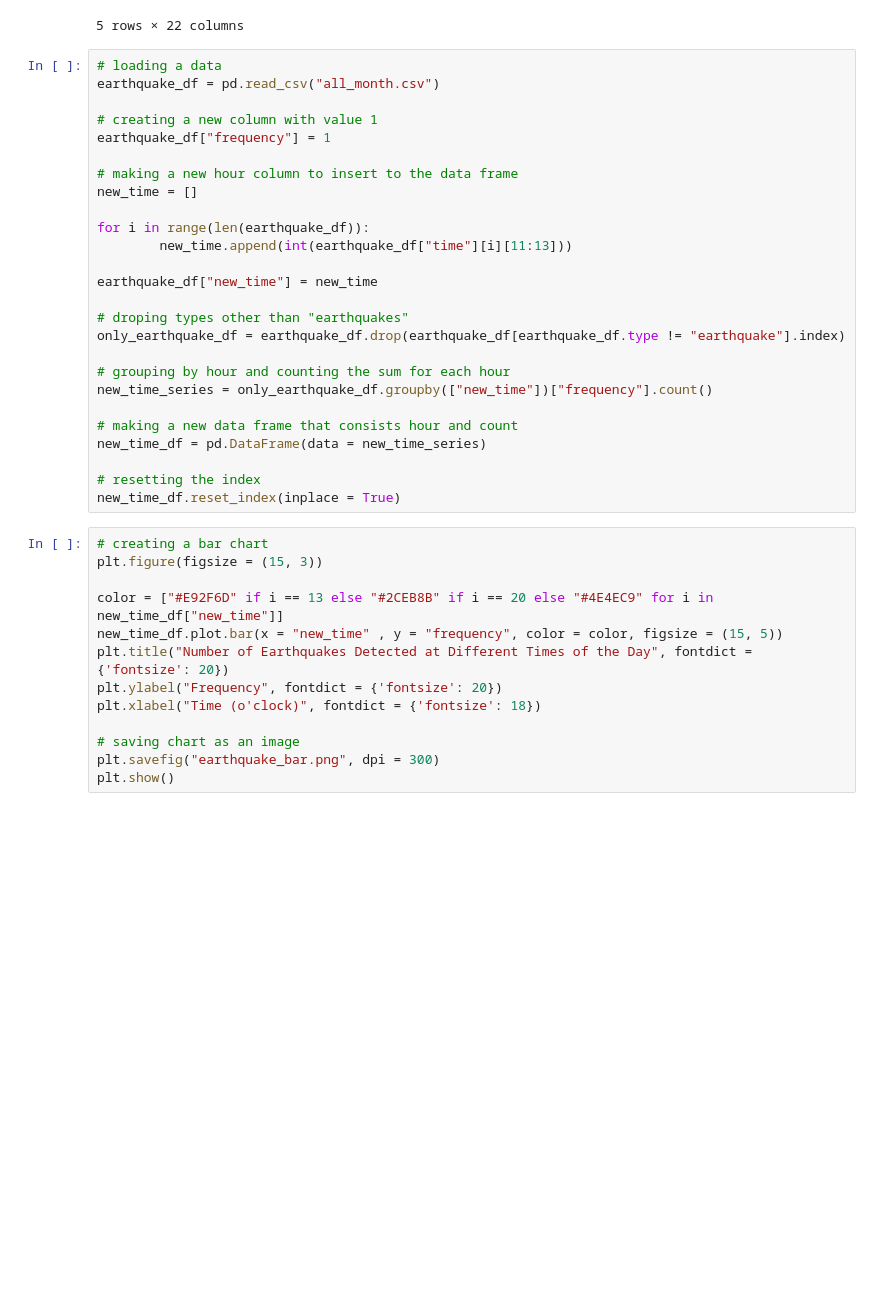
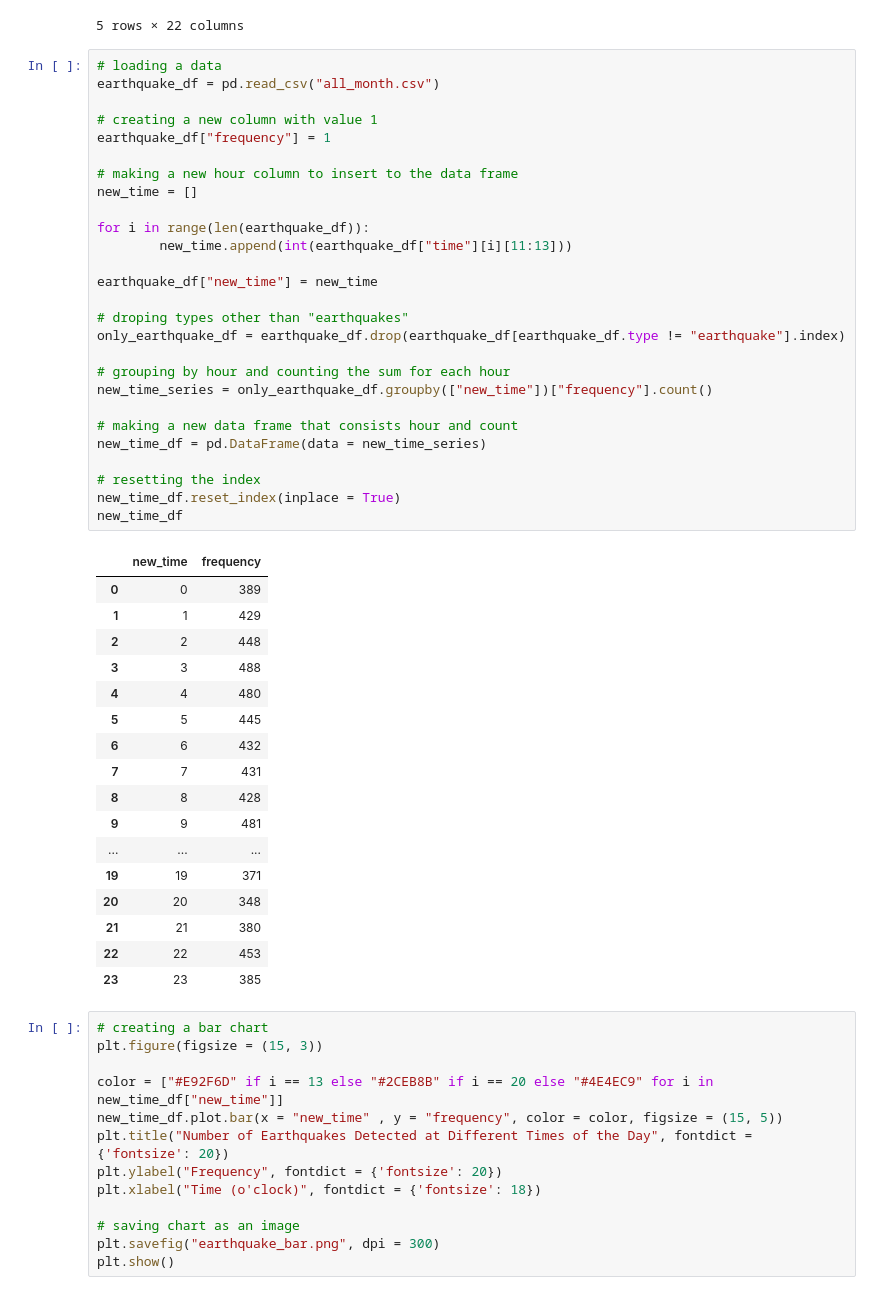
Before and after one commit to usuajiayako/DataScienceWeek3, a Jupyter notebook: data_visualisation_assignment.ipynb, the cells around one changed output. Drawn from its saved outputs; the diff is of its cells as text; blank space fills up the shorter version.

```diff
--- a/data_visualisation_assignment.ipynb
+++ b/data_visualisation_assignment.ipynb
@@ -16,29 +16,48 @@ earthquake_df.head()
 # %%
 # loading a data
 earthquake_df = pd.read_csv("all_month.csv")
 
 # creating a new column with value 1
 earthquake_df["frequency"] = 1
 
 # making a new hour column to insert to the data frame
 new_time = []
 
 for i in range(len(earthquake_df)):
         new_time.append(int(earthquake_df["time"][i][11:13]))
 
 earthquake_df["new_time"] = new_time
 
 # droping types other than "earthquakes"
 only_earthquake_df = earthquake_df.drop(earthquake_df[earthquake_df.type != "earthquake"].index)
 
 # grouping by hour and counting the sum for each hour
 new_time_series = only_earthquake_df.groupby(["new_time"])["frequency"].count()
 
 # making a new data frame that consists hour and count
 new_time_df = pd.DataFrame(data = new_time_series)
 
 # resetting the index
 new_time_df.reset_index(inplace = True)
+new_time_df
+# %% [output]
+|  | new_time | frequency |
+| 0 | 0 | 389 |
+| 1 | 1 | 429 |
+| 2 | 2 | 448 |
+| 3 | 3 | 488 |
+| 4 | 4 | 480 |
+| 5 | 5 | 445 |
+| 6 | 6 | 432 |
+| 7 | 7 | 431 |
+| 8 | 8 | 428 |
+| 9 | 9 | 481 |
+| ... | ... | ... |
+| 19 | 19 | 371 |
+| 20 | 20 | 348 |
+| 21 | 21 | 380 |
+| 22 | 22 | 453 |
+| 23 | 23 | 385 |
 # %%
 # creating a bar chart
 plt.figure(figsize = (15, 3))
```
Also changed, not shown: parts of 2 cells of this notebook.
